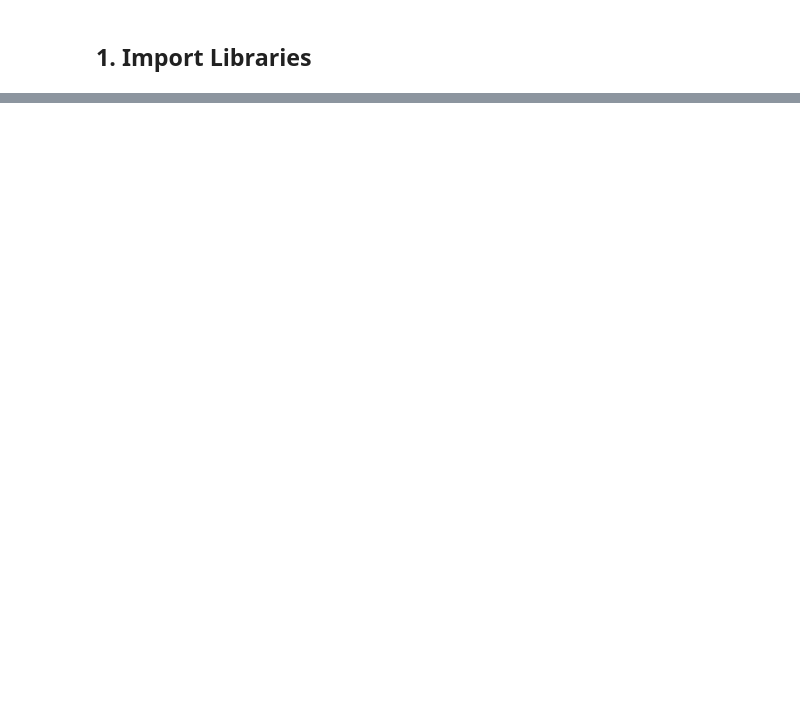
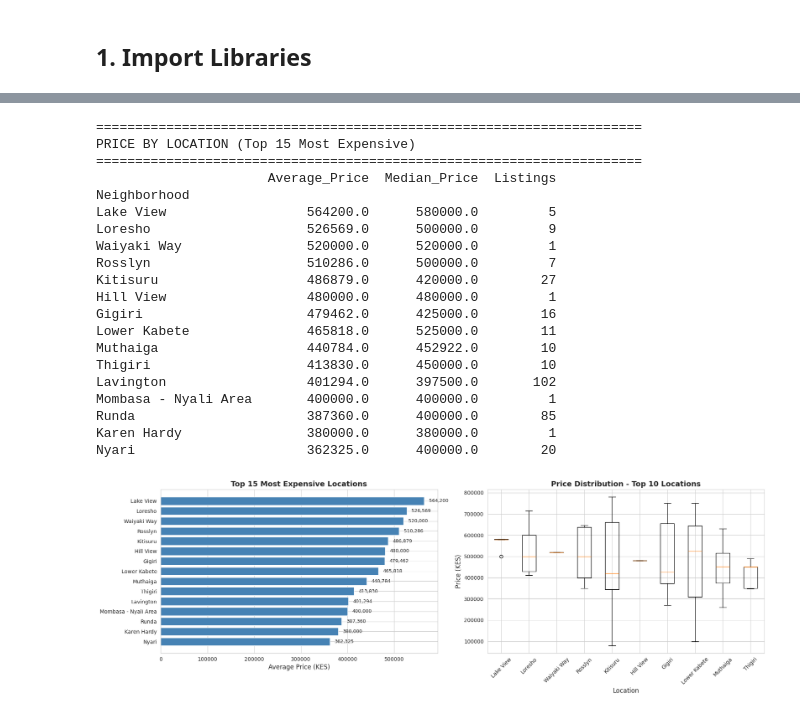
Before and after one commit to shadrack-kimaau/Nairobi-House-Prediction, a Jupyter notebook: notebooks/day3_eda_baseline.ipynb, the cells around one changed output, grey strips where cells are left out. Drawn from its saved outputs; the diff is of its cells as text; code cells hidden in the pictures; blank space fills up the shorter version.

```diff
--- a/notebooks/day3_eda_baseline.ipynb
+++ b/notebooks/day3_eda_baseline.ipynb
@@ -76,0 +44,11 @@
+# %%
+# Load cleaned data
+df = pd.read_csv('../data/processed/cleaned_listings.csv')
+
+print(f"Dataset Shape: {df.shape}")
+print(f"Rows: {df.shape[0]:,} | Columns: {df.shape[1]}")
+print(f"\nTarget Variable: Price (KES)")
+print(f"Price Range: {df['Price (KES)'].min():,.0f} - {df['Price (KES)'].max():,.0f} KES")
+print(f"Average Price: {df['Price (KES)'].mean():,.0f} KES")
+
+df.head()
@@ -76,0 +73,69 @@
+# %%
+# Analyze prices by neighborhood
+neighborhood_stats = df.groupby('Neighborhood').agg({
+    'Price (KES)': ['mean', 'median', 'count']
+}).round(0)
+
+neighborhood_stats.columns = ['Average_Price', 'Median_Price', 'Listings']
+neighborhood_stats = neighborhood_stats.sort_values('Average_Price', ascending=False)
+
+print("=" * 70)
+print("PRICE BY LOCATION (Top 15 Most Expensive)")
+print("=" * 70)
+print(neighborhood_stats.head(15).to_string())
+
+# Visualize top 15 locations
+fig, axes = plt.subplots(1, 2, figsize=(18, 6))
+
+# Bar chart - Average price by location
+top_15 = neighborhood_stats.head(15)
+axes[0].barh(range(len(top_15)), top_15['Average_Price'], color='steelblue')
+axes[0].set_yticks(range(len(top_15)))
+axes[0].set_yticklabels(top_15.index)
+axes[0].set_xlabel('Average Price (KES)', fontsize=12)
+axes[0].set_title('Top 15 Most Expensive Locations', fontsize=14, fontweight='bold')
+axes[0].invert_yaxis()
+
+# Add value labels
+for i, v in enumerate(top_15['Average_Price']):
+    axes[0].text(v + 10000, i, f'{v:,.0f}', va='center', fontsize=9)
+
+# Box plot - Price distribution by top 10 locations
+top_10_locations = neighborhood_stats.head(10).index.tolist()
+df_top10 = df[df['Neighborhood'].isin(top_10_locations)]
+
+axes[1].boxplot([df_top10[df_top10['Neighborhood'] == loc]['Price (KES)'].values
+                 for loc in top_10_locations],
+                labels=top_10_locations, vert=True)
+axes[1].set_ylabel('Price (KES)', fontsize=12)
+axes[1].set_xlabel('Location', fontsize=12)
+axes[1].set_title('Price Distribution - Top 10 Locations', fontsize=14, fontweight='bold')
+axes[1].tick_params(axis='x', rotation=45)
+
+plt.tight_layout()
+plt.show()
+
+print(f"\n ANSWER: The most expensive locations are {top_15.index[0]}, {top_15.index[1]}, and {top_15.index[2]}")
+print(f"   with average prices of {top_15.iloc[0]['Average_Price']:,.0f}, {top_15.iloc[1]['Average_Price']:,.0f}, and {top_15.iloc[2]['Average_Price']:,.0f} KES respectively.")
+# %% [output]
+======================================================================
+PRICE BY LOCATION (Top 15 Most Expensive)
+======================================================================
+                      Average_Price  Median_Price  Listings
+Neighborhood
+Lake View                  564200.0      580000.0         5
+Loresho                    526569.0      500000.0         9
+Waiyaki Way                520000.0      520000.0         1
+Rosslyn                    510286.0      500000.0         7
+Kitisuru                   486879.0      420000.0        27
+Hill View                  480000.0      480000.0         1
+Gigiri                     479462.0      425000.0        16
+Lower Kabete               465818.0      525000.0        11
+Muthaiga                   440784.0      452922.0        10
+Thigiri                    413830.0      450000.0        10
+Lavington                  401294.0      397500.0       102
+Mombasa - Nyali Area       400000.0      400000.0         1
+Runda                      387360.0      400000.0        85
+Karen Hardy                380000.0      380000.0         1
+Nyari                      362325.0      400000.0        20
+[figure, added]
```
Also changed, not shown: parts of 53 cells of this notebook.
